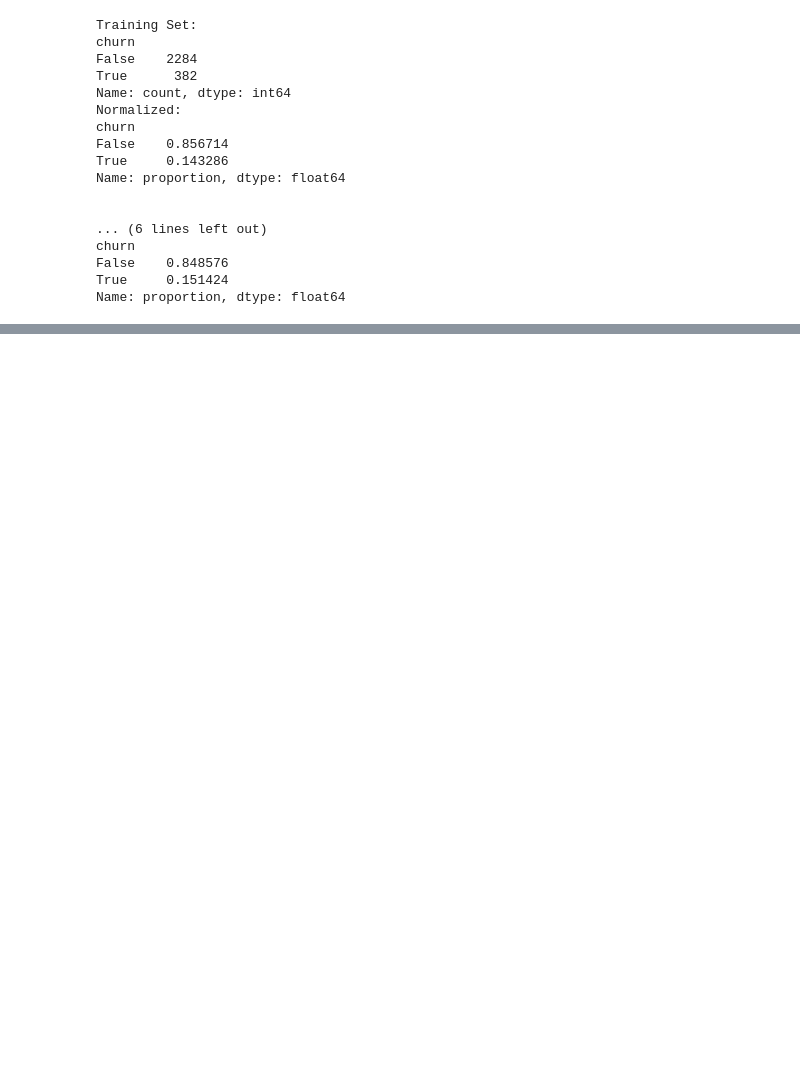
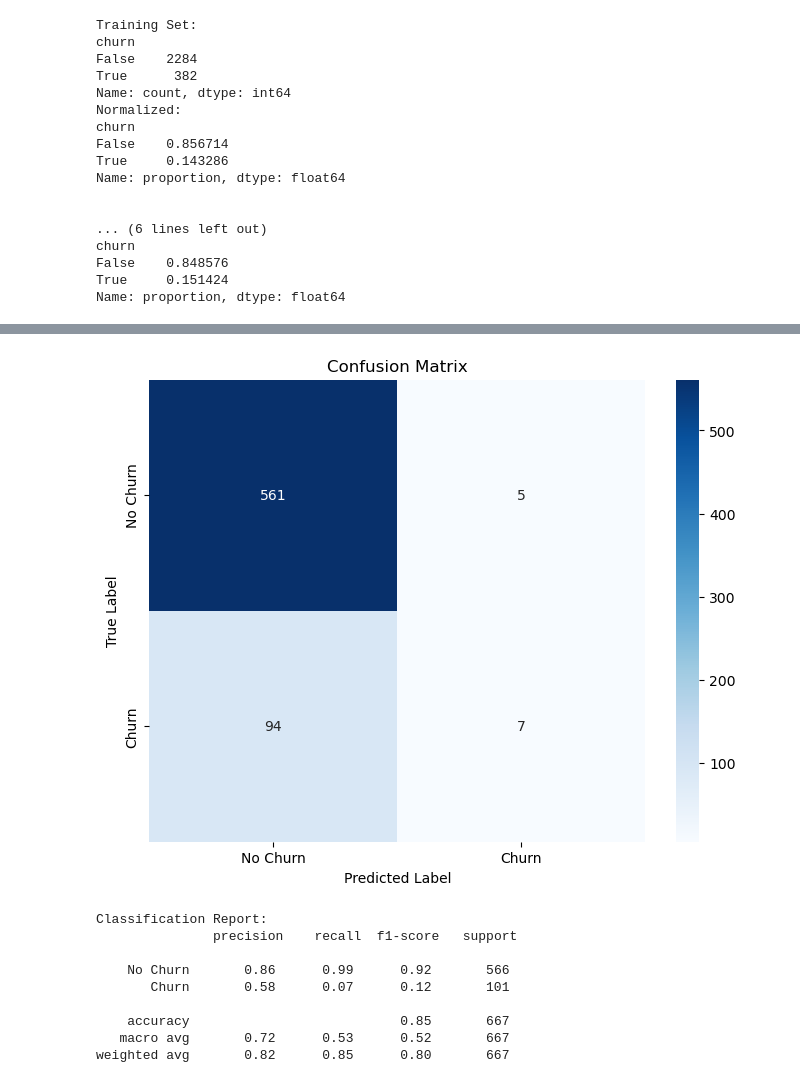
Before and after one commit to SammyGichuru/PHASE_3_PROJECT, a Jupyter notebook: PHASE 3 PROJECT.ipynb, the cells around one changed output, grey strips where cells are left out. Cells and saved outputs as stored; diff of their text form; code cells hidden in the pictures; blank space fills up the shorter version.

```diff
--- a/PHASE 3 PROJECT.ipynb
+++ b/PHASE 3 PROJECT.ipynb
@@ -550,0 +747,12 @@ F1-score: 0.07407407407407407
+# %%
+import joblib
+
+# Save the model
+joblib.dump(best_knn, 'best_knn_model.pkl')
+
+# Load the model
+loaded_model = joblib.load('best_knn_model.pkl')
+
+# Make predictions with the loaded model
+predictions = loaded_model.predict(X_test_scaled)
+print(predictions)
@@ -550,0 +777,39 @@ F1-score: 0.07407407407407407
+# %%
+# Confusion Matrix
+conf_matrix = confusion_matrix(y_test, predictions)
+plt.figure(figsize=(8, 6))
+sns.heatmap(conf_matrix, annot=True, fmt='d', cmap='Blues', xticklabels=['No Churn', 'Churn'], yticklabels=['No Churn', 'Churn'])
+plt.title('Confusion Matrix')
+plt.xlabel('Predicted Label')
+plt.ylabel('True Label')
+plt.show()
+
+# Classification Report
+class_report = classification_report(y_test, predictions, target_names=['No Churn', 'Churn'])
+print("\nClassification Report:\n", class_report)
+
+# ROC Curve
+y_pred_proba = loaded_model.predict_proba(X_test_scaled)[:, 1]
+fpr, tpr, thresholds = roc_curve(y_test, y_pred_proba)
+roc_auc = roc_auc_score(y_test, y_pred_proba)
+
+plt.figure(figsize=(8, 6))
+plt.plot(fpr, tpr, color='blue', label=f'ROC Curve (AUC={roc_auc:.2f})')
+plt.plot([0, 1], [0, 1], color='gray', linestyle='--')
+plt.xlabel('False Positive Rate')
+plt.ylabel('True Positive Rate')
+plt.title('Receiver Operating Characteristic (ROC) Curve')
+plt.legend()
+plt.grid(True)
+plt.show()
+# %% [output]
+[figure, added]
+Classification Report:
+               precision    recall  f1-score   support
+
+    No Churn       0.86      0.99      0.92       566
+       Churn       0.58      0.07      0.12       101
+
+    accuracy                           0.85       667
+   macro avg       0.72      0.53      0.52       667
+weighted avg       0.82      0.85      0.80       667
```
Also changed, not shown: parts of 38 cells of this notebook, 2 other files.
